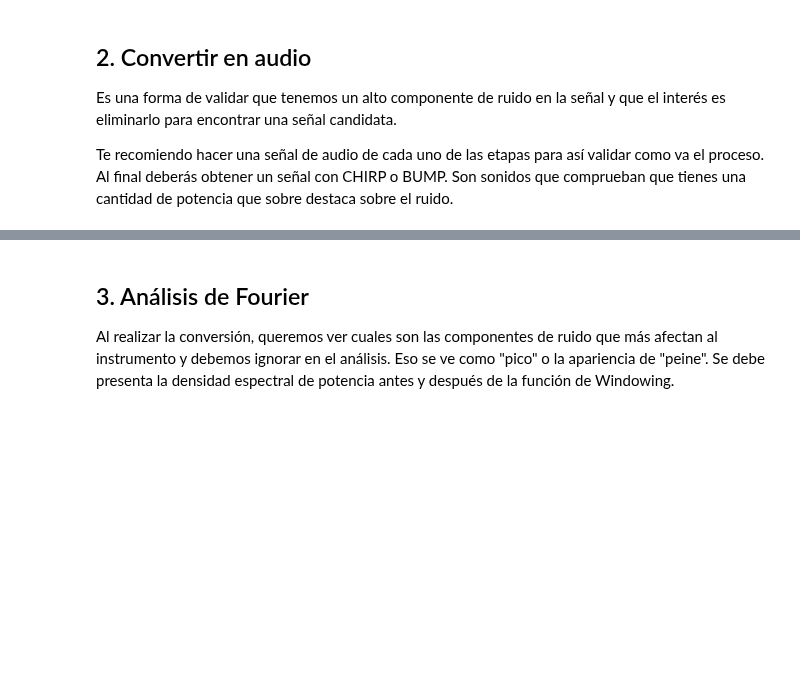
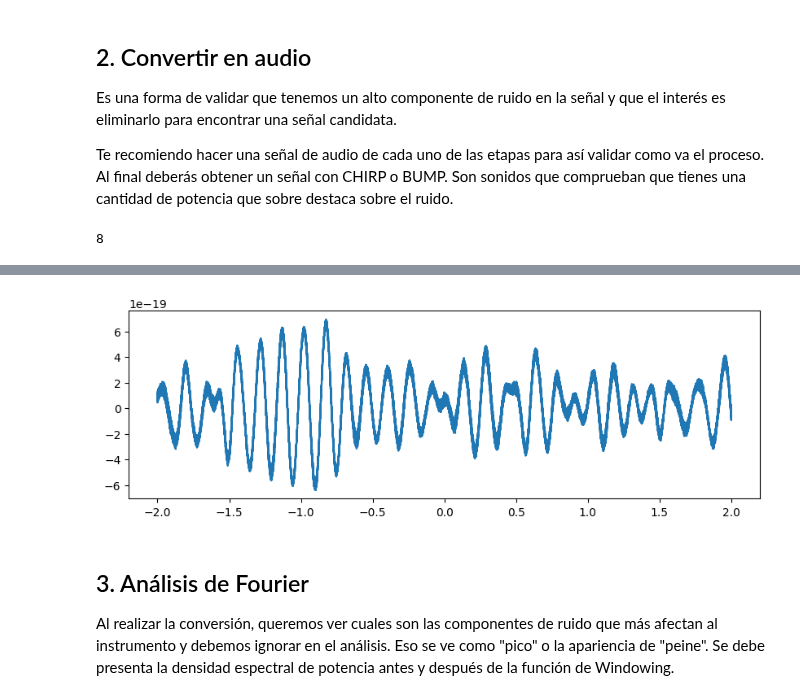
Before and after one commit to MatiasArmijo/Actividades-EIE-401-Matias-Armijo, a Jupyter notebook: proyecto-1/Proyecto_1_ApellidoNombre_ID.ipynb, the cells around one changed output, grey strips where cells are left out. Cells and saved outputs as stored; diff of their text form; code cells hidden in the pictures; blank space fills up the shorter version.

```diff
--- a/proyecto-1/Proyecto_1_ApellidoNombre_ID.ipynb
+++ b/proyecto-1/Proyecto_1_ApellidoNombre_ID.ipynb
@@ -64,12 +65,38 @@ Es una forma de validar que tenemos un alto componente de ruido en la señal y q
 Te recomiendo hacer una señal de audio de cada uno de las etapas para así validar como va el proceso. Al final deberás obtener un señal con CHIRP o BUMP. Son sonidos que comprueban que tienes una cantidad de potencia que sobre destaca sobre el ruido.
 # %%
 from IPython.display import Audio
-from scipy.io import wavfile
+
+# Segmentacion de la muestra de 32 segundos, en largos de 4 segundos con overlap
+def slice(x,slice_length,overlap,spacing):
+    num_samples = len(x)
+    step = slice_length - overlap * 2  # Paso entre segmentos
+
+    fragments = []
+    start = 0
+    while start < num_samples:
+        end = min(start + slice_length, num_samples)
+        fragment = x[start:end]
+        fragments.append(fragment)
+        start += step + spacing
+    return fragments
+
+slice_length = 4*fs
+slices = slice(strain,slice_length,overlap=slice_length//5,spacing=2*fs)
+print(len(slices))
+
+chunk = slices[3]
+
+time_4s = np.linspace(-2,2,slice_length)
+
+plt.figure(figsize=(10,3))
+plt.plot(time_4s,chunk)
 
 # Reproduccion del arreglo
-Audio(normalized_strain,rate=fs)
+Audio(chunk/max(chunk),rate=fs)
 # %% [output]
+8
 [interactive output not drawn]
+[figure, added]
 # %% [markdown]
 ## 3. Análisis de Fourier
 Al realizar la conversión, queremos ver cuales son las componentes de ruido que más afectan al instrumento y debemos ignorar en el análisis. Eso se ve como "pico" o la apariencia de "peine".
```
Also changed, not shown: parts of 5 cells of this notebook, 2 other files.
